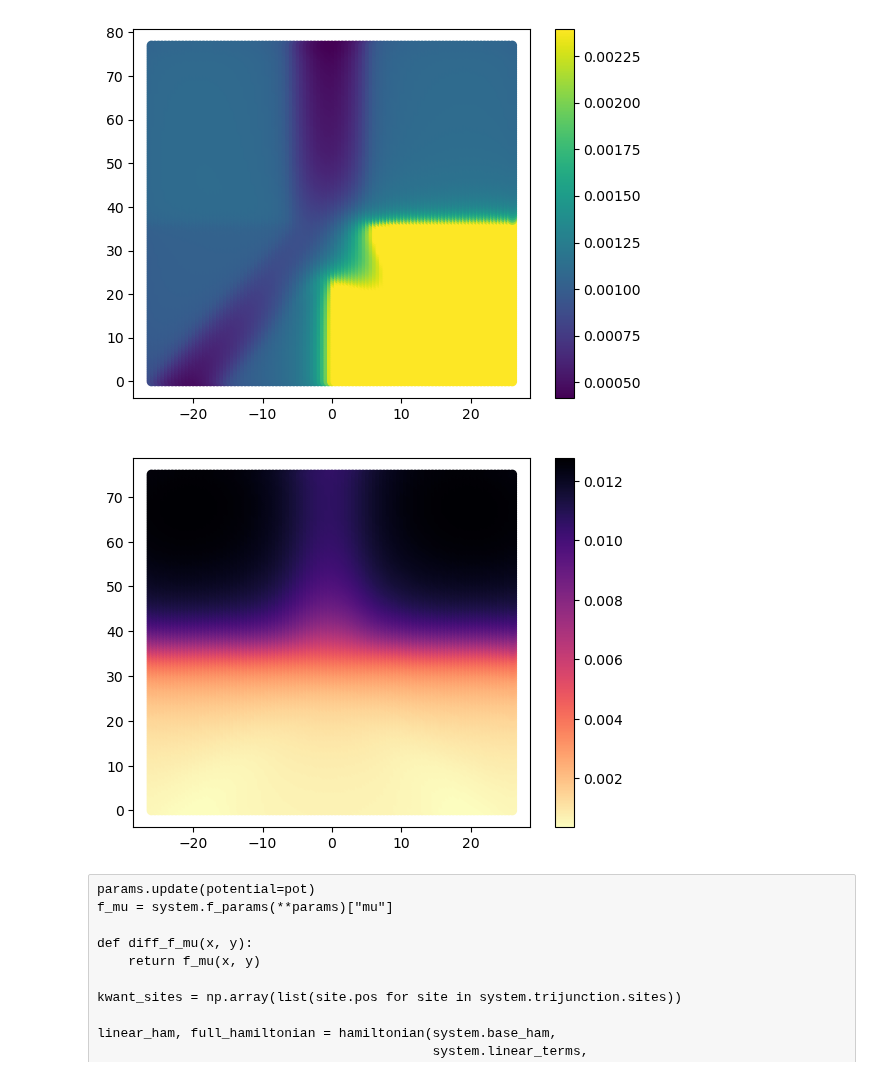
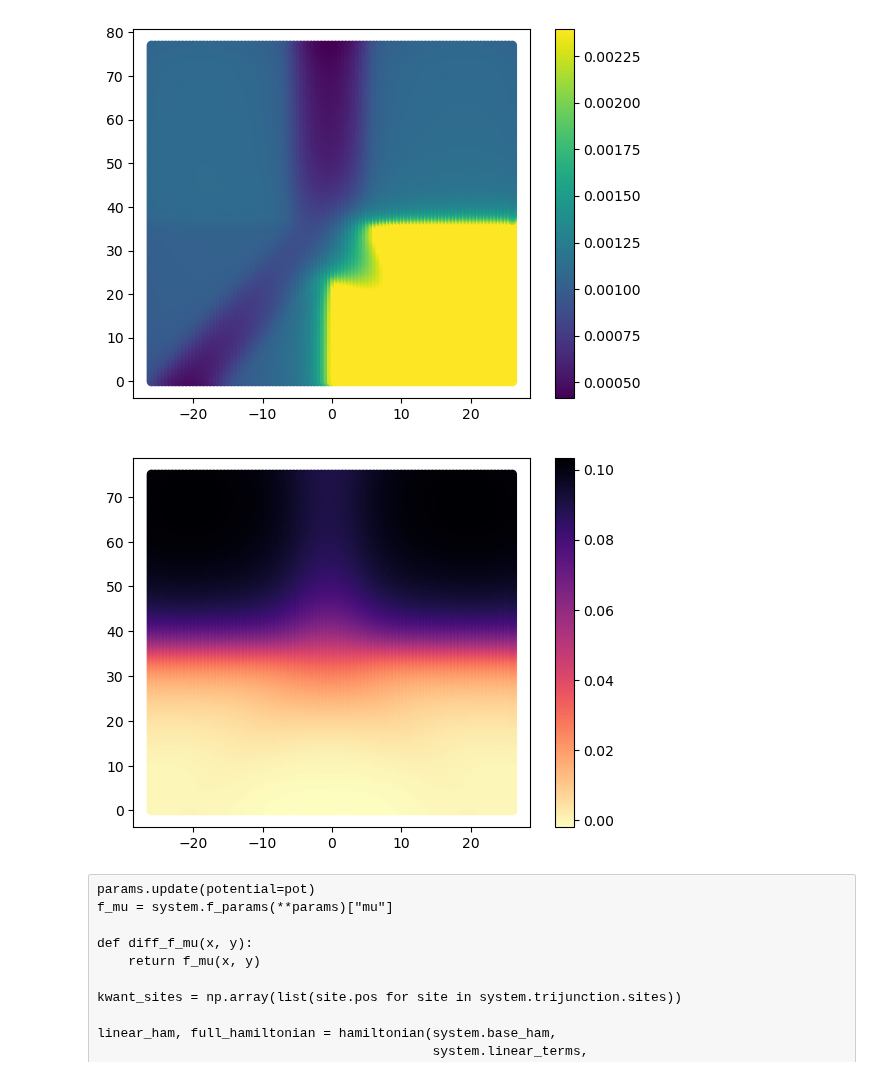
Before and after one commit to Satin21/Trijunction, a Jupyter notebook: analysis/minimal_loss.ipynb, the cells around one changed output. Cells and saved outputs as stored; diff of their text form; code cells hidden in the pictures.

```diff
--- a/analysis/minimal_loss.ipynb
+++ b/analysis/minimal_loss.ipynb
@@ -458,37 +469,37 @@ plt.colorbar();
 # %%
 # import sys
 # sys.path.append("/home/tinkerer/spin-qubit/")
 from potential import gate_potential
 
 unique_indices = system.site_coords[:, 2] == 0
 coords = system.site_coords[unique_indices]
 indices = system.site_indices[unique_indices]
 voltage = sol1.x.copy()
 # voltage[0] += +0.0075
 # voltage[1] += -0.0050
-voltages = parameters.voltage_dict([-0.00058147,
-                                    -0.00058213,
-                                    -0.01380494,
-                                    0.00311198]),
+voltages = parameters.voltage_dict([0.00581443,
+                               0.0058165,
+                               -0.11061145,
+                               -0.00547818]),
 charges = {}
 pot = gate_potential(
     system.poisson_system,
     system.linear_problem,
     coords[:, [0, 1]],
     indices,
     voltages[0],
     {},
     offset=system.offset[[0, 1]],
 )
 
 poisson_sites = np.array(list(pot.keys()))
 
 plt.scatter(poisson_sites[:, 0], poisson_sites[:, 1],
             cmap = 'magma_r',
             c = -1*np.array(list(pot.values())))
 plt.colorbar();
 # %% [output]
-[figure, old version]
+[figure, new version]
 # %% [raw]
 params.update(potential=pot)
 f_mu = system.f_params(**params)["mu"]
```
Also changed, not shown: parts of 2 cells of this notebook, 2 other files.
